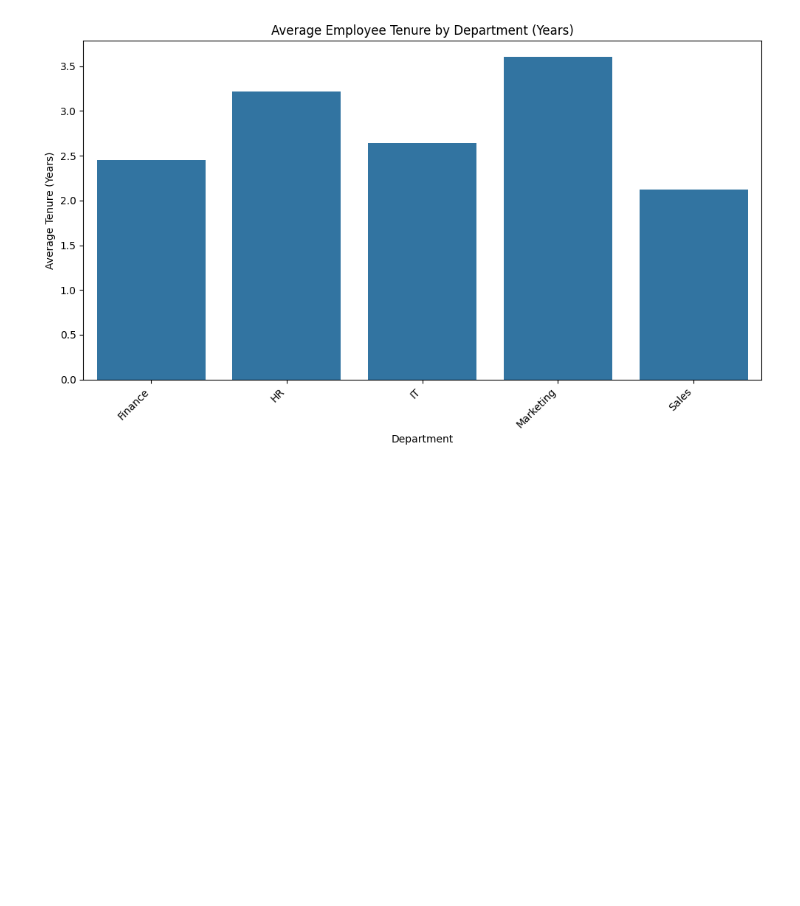
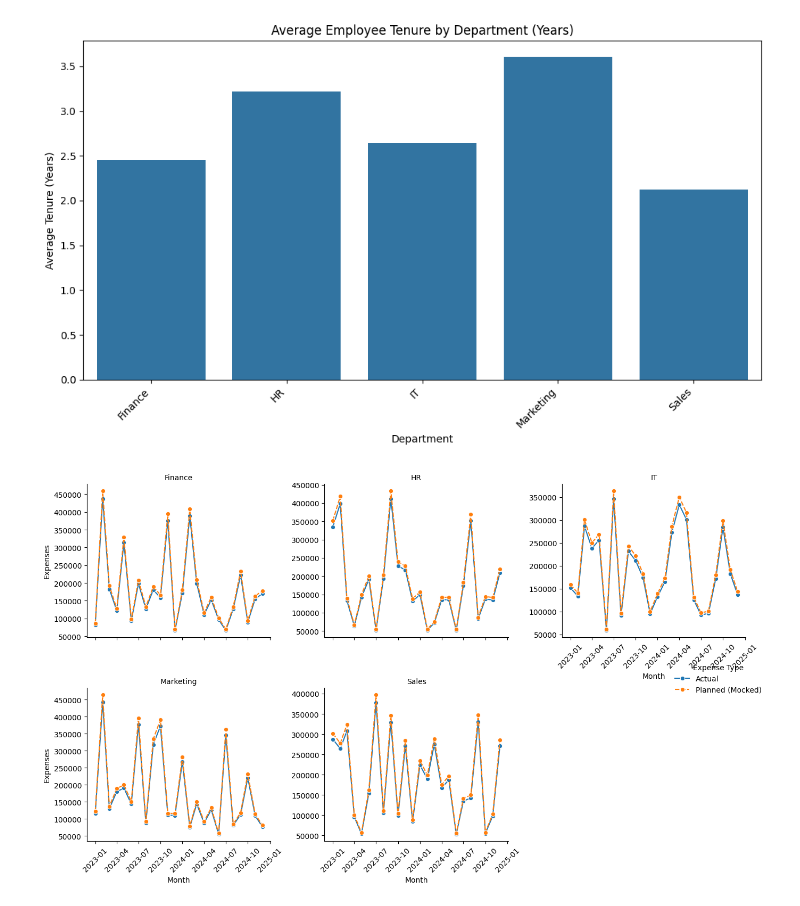
Before and after one commit to Marcin-Charzynski/financial-analysis-of-a-fictitious-company, a Jupyter notebook: jupyter_notebooks/sql_analysis2.ipynb, the cells around one changed output. Drawn from its saved outputs; the diff is of its cells as text; code cells hidden in the pictures; blank space fills up the shorter version.

Commit message:
new chart added

```diff
--- a/jupyter_notebooks/sql_analysis2.ipynb
+++ b/jupyter_notebooks/sql_analysis2.ipynb
@@ -228,6 +228,70 @@ plt.savefig('../assets/jupyter_notebooks_charts/employee_tenure_by_department.pn
 plt.show()
 # %% [output]
 [figure]
+# %%
+# Budget Variance Trackin
+# --- Step 1: Load actual expenses by month and department ---
+query = """
+SELECT
+    month,
+    d.department_name,
+    SUM(financials.expenses) AS actual_expenses
+FROM financials
+JOIN departments d ON financials.department_id = d.department_id
+GROUP BY month, d.department_name
+ORDER BY month, d.department_name;
+"""
+df_budget = pd.read_sql(query, conn)
+
+# --- Step 2: Preprocess ---
+df_budget['month'] = pd.to_datetime(df_budget['month'])
+
+# Mock planned expenses as 5% higher than actual
+df_budget['planned_expenses'] = df_budget['actual_expenses'] * 1.05
+
+# Calculate variance
+df_budget['variance'] = df_budget['actual_expenses'] - df_budget['planned_expenses']
+
+# --- Step 3: Prepare for plotting ---
+df_melted = df_budget.melt(
+    id_vars=['month', 'department_name'],
+    value_vars=['actual_expenses', 'planned_expenses'],
+    var_name='Expense Type',
+    value_name='Amount'
+)
+
+df_melted['Expense Type'] = df_melted['Expense Type'].map({
+    'actual_expenses': 'Actual',
+    'planned_expenses': 'Planned (Mocked)'
+})
+
+# --- Step 4: Plot as grid of line charts ---
+import seaborn as sns
+import matplotlib.pyplot as plt
+
+g = sns.FacetGrid(df_melted, col='department_name', col_wrap=3, height=4, sharey=False)
+
+g.map_dataframe(
+    sns.lineplot,
+    x='month',
+    y='Amount',
+    hue='Expense Type',
+    style='Expense Type',
+    marker='o'
+)
+
+g.add_legend(title='Expense Type')
+g.set_titles("{col_name}")
+g.set_axis_labels("Month", "Expenses")
+
+for ax in g.axes.flatten():
+    ax.tick_params(axis='x', rotation=45)
+
+plt.tight_layout()
+plt.savefig("../assets/jupyter_notebooks_charts/monthly_expenses_grid.png")
+plt.show()
+# %% [output]
+[figure, added]
 # %%
 # Close the database connection
 conn.close()
```
Also changed, not shown: 3 other files.
